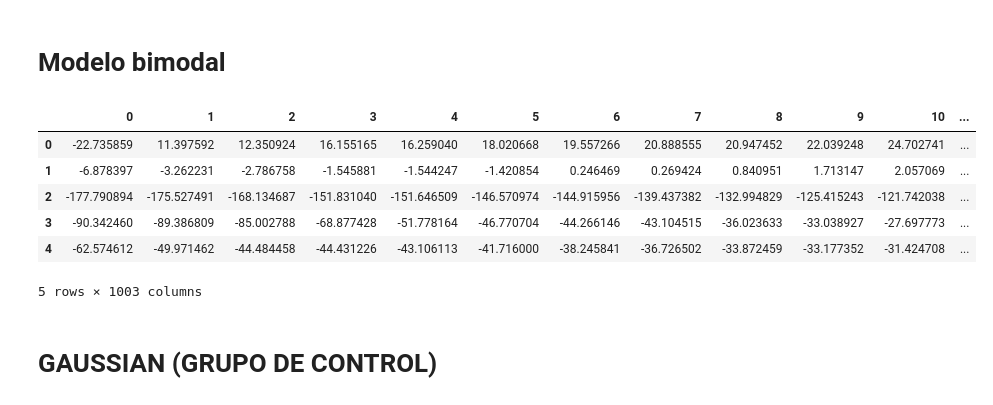
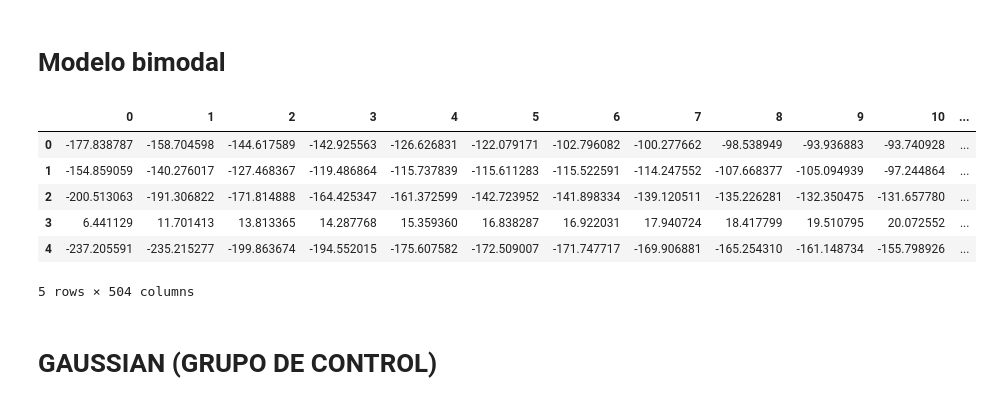
Before and after one commit to jcval94/Generic_Function, a Jupyter notebook: Distribuciones_(2).ipynb, the cells around one changed output. Saved outputs shown, nothing was run; the diff lists cells and outputs as text; code cells hidden in the pictures.

```diff
--- a/Distribuciones_(2).ipynb
+++ b/Distribuciones_(2).ipynb
@@ -142,26 +150,26 @@ resul
 # %%
 import numpy as np
 import pandas as pd
-COLS = list(range(0,500*2-1))+['mu_1','sigma_1','mu_2','sigma_2']
+COLS = list(range(0,500))+['mu_1','sigma_1','mu_2','sigma_2']
 df = pd.DataFrame(columns=COLS)
 
-for i in range(1000):
+for i in range(2000):
   mu1, sigma1 = np.random.uniform(low=0, high=100, size=2)
   mu2, sigma2 = np.random.uniform(low=0, high=100, size=2)
   s1 = np.random.normal(mu1, sigma1, 250).tolist()
   s2 = np.random.normal(mu2, sigma2, 250).tolist()
   df_length = len(df)
-  df.loc[df_length] = list(sorted(s1+s2)+list(np.diff(sorted(s1+s2))))+[mu1, sigma1, mu2, sigma2]
+  df.loc[df_length] = list(sorted(s1+s2))+[mu1, sigma1, mu2, sigma2]
 
 df.head()
 # %% [output]
 |  | 0 | 1 | 2 | 3 | 4 | 5 | 6 | 7 | 8 | 9 | 10 | ... |
-| 0 | -22.735859 | 11.397592 | 12.350924 | 16.155165 | 16.259040 | 18.020668 | 19.557266 | 20.888555 | 20.947452 | 22.039248 | 24.702741 | ... |
-| 1 | -6.878397 | -3.262231 | -2.786758 | -1.545881 | -1.544247 | -1.420854 | 0.246469 | 0.269424 | 0.840951 | 1.713147 | 2.057069 | ... |
-| 2 | -177.790894 | -175.527491 | -168.134687 | -151.831040 | -151.646509 | -146.570974 | -144.915956 | -139.437382 | -132.994829 | -125.415243 | -121.742038 | ... |
-| 3 | -90.342460 | -89.386809 | -85.002788 | -68.877428 | -51.778164 | -46.770704 | -44.266146 | -43.104515 | -36.023633 | -33.038927 | -27.697773 | ... |
-| 4 | -62.574612 | -49.971462 | -44.484458 | -44.431226 | -43.106113 | -41.716000 | -38.245841 | -36.726502 | -33.872459 | -33.177352 | -31.424708 | ... |
+| 0 | -177.838787 | -158.704598 | -144.617589 | -142.925563 | -126.626831 | -122.079171 | -102.796082 | -100.277662 | -98.538949 | -93.936883 | -93.740928 | ... |
+| 1 | -154.859059 | -140.276017 | -127.468367 | -119.486864 | -115.737839 | -115.611283 | -115.522591 | -114.247552 | -107.668377 | -105.094939 | -97.244864 | ... |
+| 2 | -200.513063 | -191.306822 | -171.814888 | -164.425347 | -161.372599 | -142.723952 | -141.898334 | -139.120511 | -135.226281 | -132.350475 | -131.657780 | ... |
+| 3 | 6.441129 | 11.701413 | 13.813365 | 14.287768 | 15.359360 | 16.838287 | 16.922031 | 17.940724 | 18.417799 | 19.510795 | 20.072552 | ... |
+| 4 | -237.205591 | -235.215277 | -199.863674 | -194.552015 | -175.607582 | -172.509007 | -171.747717 | -169.906881 | -165.254310 | -161.148734 | -155.798926 | ... |
-5 rows × 1003 columns
+5 rows × 504 columns
 # %%
 X = df.iloc[:,:(len(df.columns)-4)]
 y = df.iloc[:,(len(df.columns)-4):]
```
Also changed, not shown: parts of 37 cells of this notebook.
